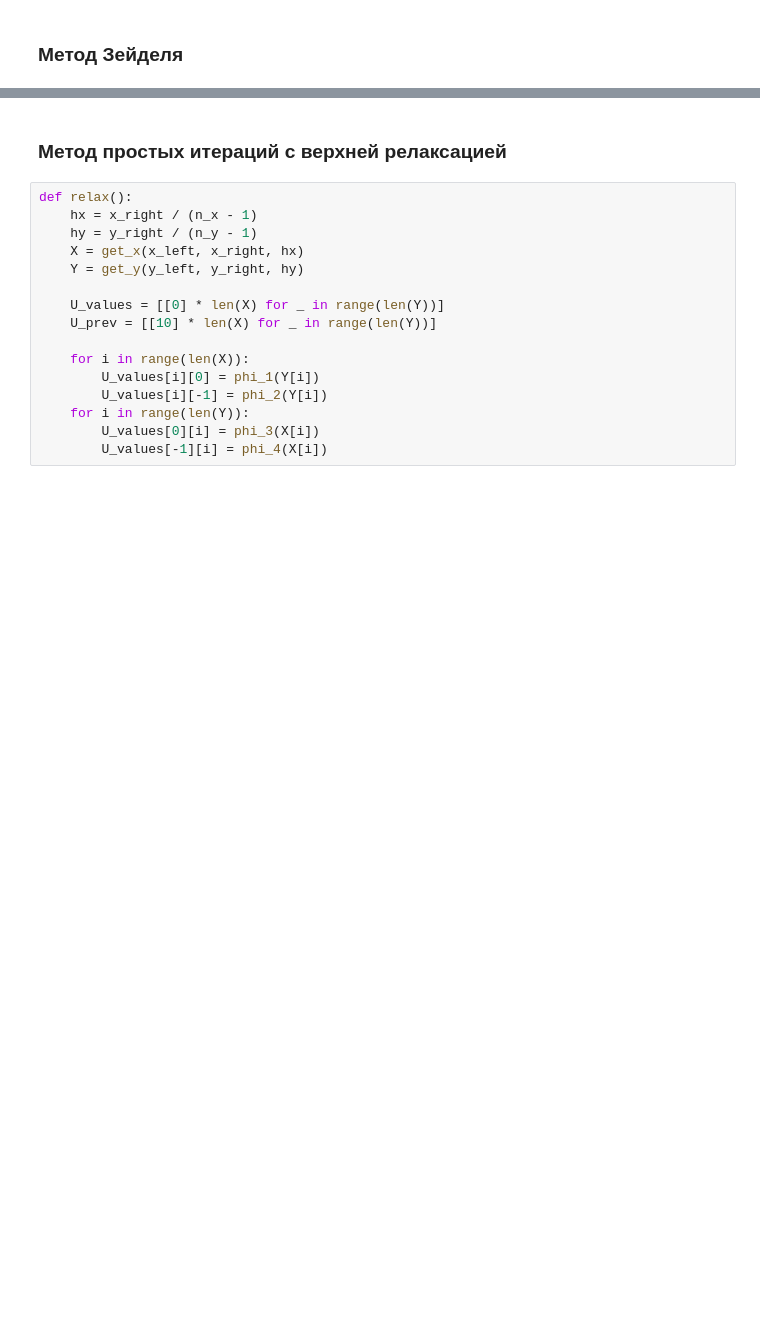
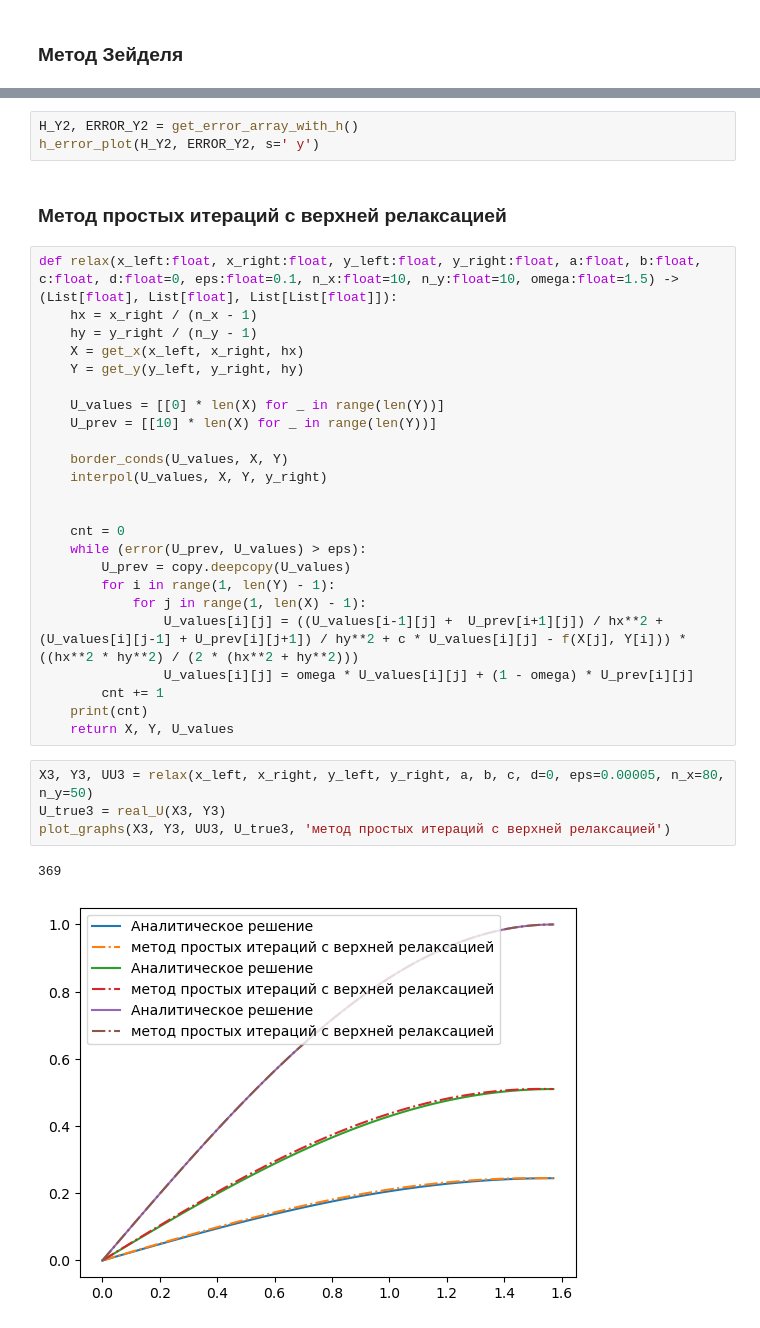
Before and after one commit to JRTitor/Numer2, a Jupyter notebook: lab3.ipynb, the cells around one changed output, grey strips where cells are left out. Drawn from its saved outputs; the diff is of its cells as text; blank space fills up the shorter version.

```diff
--- a/lab3.ipynb
+++ b/lab3.ipynb
@@ -259,18 +224,36 @@ def Seidel():
+# %%
+H_Y2, ERROR_Y2 = get_error_array_with_h()
+h_error_plot(H_Y2, ERROR_Y2, s=' y')
 # %% [markdown]
 ### Метод простых итераций с верхней релаксацией
-# %%
-def relax():
-    hx = x_right / (n_x - 1)
-    hy = y_right / (n_y - 1)
-    X = get_x(x_left, x_right, hx)
-    Y = get_y(y_left, y_right, hy)
-
-    U_values = [[0] * len(X) for _ in range(len(Y))]
-    U_prev = [[10] * len(X) for _ in range(len(Y))]
-
-    for i in range(len(X)):
-        U_values[i][0] = phi_1(Y[i])
-        U_values[i][-1] = phi_2(Y[i])
-    for i in range(len(Y)):
-        U_values[0][i] = phi_3(X[i])
-        U_values[-1][i] = phi_4(X[i])
+# %%
+def relax(x_left:float, x_right:float, y_left:float, y_right:float, a:float, b:float, c:float, d:float=0, eps:float=0.1, n_x:float=10, n_y:float=10, omega:float=1.5) -> (List[float], List[float], List[List[float]]):
+    hx = x_right / (n_x - 1)
+    hy = y_right / (n_y - 1)
+    X = get_x(x_left, x_right, hx)
+    Y = get_y(y_left, y_right, hy)
+
+    U_values = [[0] * len(X) for _ in range(len(Y))]
+    U_prev = [[10] * len(X) for _ in range(len(Y))]
+
+    border_conds(U_values, X, Y)
+    interpol(U_values, X, Y, y_right)
+
+
+    cnt = 0
+    while (error(U_prev, U_values) > eps):
+        U_prev = copy.deepcopy(U_values)
+        for i in range(1, len(Y) - 1):
+            for j in range(1, len(X) - 1):
+                U_values[i][j] = ((U_values[i-1][j] +  U_prev[i+1][j]) / hx**2 + (U_values[i][j-1] + U_prev[i][j+1]) / hy**2 + c * U_values[i][j] - f(X[j], Y[i])) * ((hx**2 * hy**2) / (2 * (hx**2 + hy**2)))
+                U_values[i][j] = omega * U_values[i][j] + (1 - omega) * U_prev[i][j]
+        cnt += 1
+    print(cnt)
+    return X, Y, U_values
+# %%
+X3, Y3, UU3 = relax(x_left, x_right, y_left, y_right, a, b, c, d=0, eps=0.00005, n_x=80, n_y=50)
+U_true3 = real_U(X3, Y3)
+plot_graphs(X3, Y3, UU3, U_true3, 'метод простых итераций с верхней релаксацией')
+# %% [output]
+369
+[figure, added]
```
Also changed, not shown: parts of 21 cells of this notebook.
